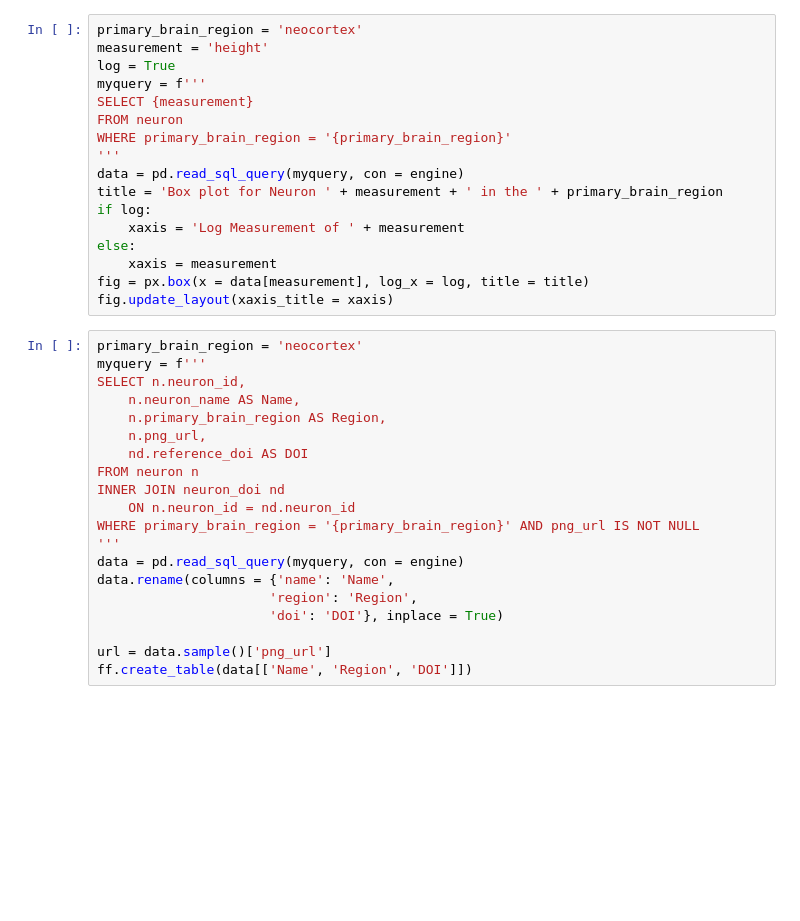
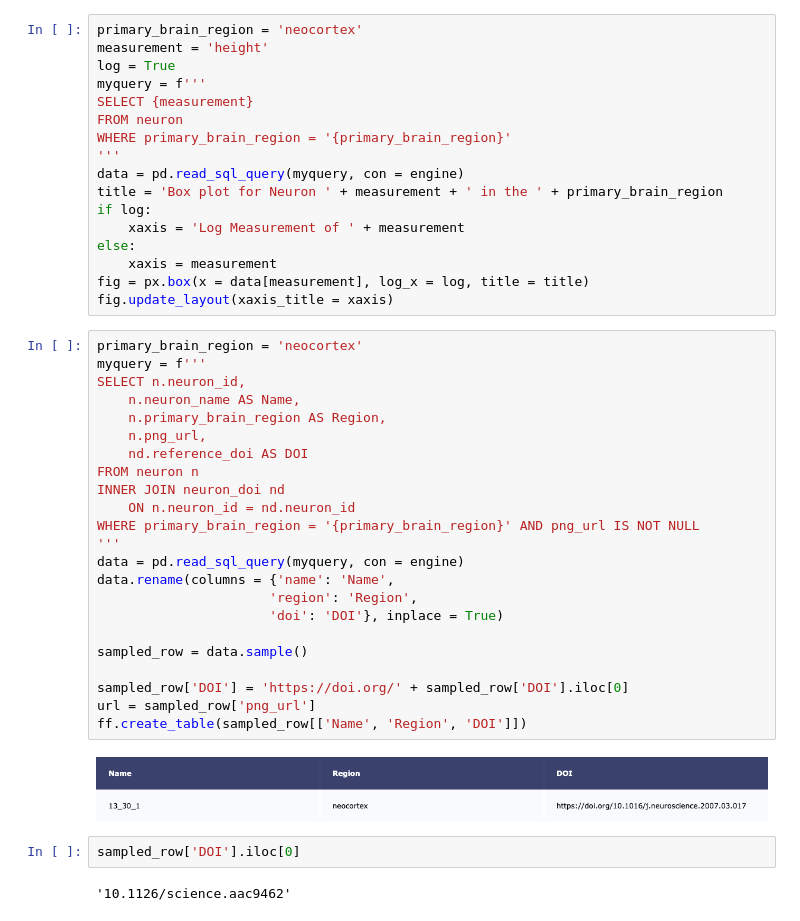
Before and after one commit to eanelson01/neurodash, a Jupyter notebook: neurodash_building.ipynb, the cells around one changed output. Drawn from its saved outputs; the diff is of its cells as text; blank space fills up the shorter version.

```diff
--- a/neurodash_building.ipynb
+++ b/neurodash_building.ipynb
@@ -346,20 +437,29 @@ fig.update_layout(xaxis_title = xaxis)
 # %%
 primary_brain_region = 'neocortex'
 myquery = f'''
 SELECT n.neuron_id,
     n.neuron_name AS Name,
     n.primary_brain_region AS Region,
     n.png_url,
     nd.reference_doi AS DOI
 FROM neuron n
 INNER JOIN neuron_doi nd
     ON n.neuron_id = nd.neuron_id
 WHERE primary_brain_region = '{primary_brain_region}' AND png_url IS NOT NULL
 '''
 data = pd.read_sql_query(myquery, con = engine)
 data.rename(columns = {'name': 'Name',
                       'region': 'Region',
                       'doi': 'DOI'}, inplace = True)
 
-url = data.sample()['png_url']
-ff.create_table(data[['Name', 'Region', 'DOI']])
+sampled_row = data.sample()
+
+sampled_row['DOI'] = 'https://doi.org/' + sampled_row['DOI'].iloc[0]
+url = sampled_row['png_url']
+ff.create_table(sampled_row[['Name', 'Region', 'DOI']])
+# %% [output]
+[figure, added]
+# %%
+sampled_row['DOI'].iloc[0]
+# %% [output]
+'10.1126/science.aac9462'
```
Also changed, not shown: parts of 8 cells of this notebook.
